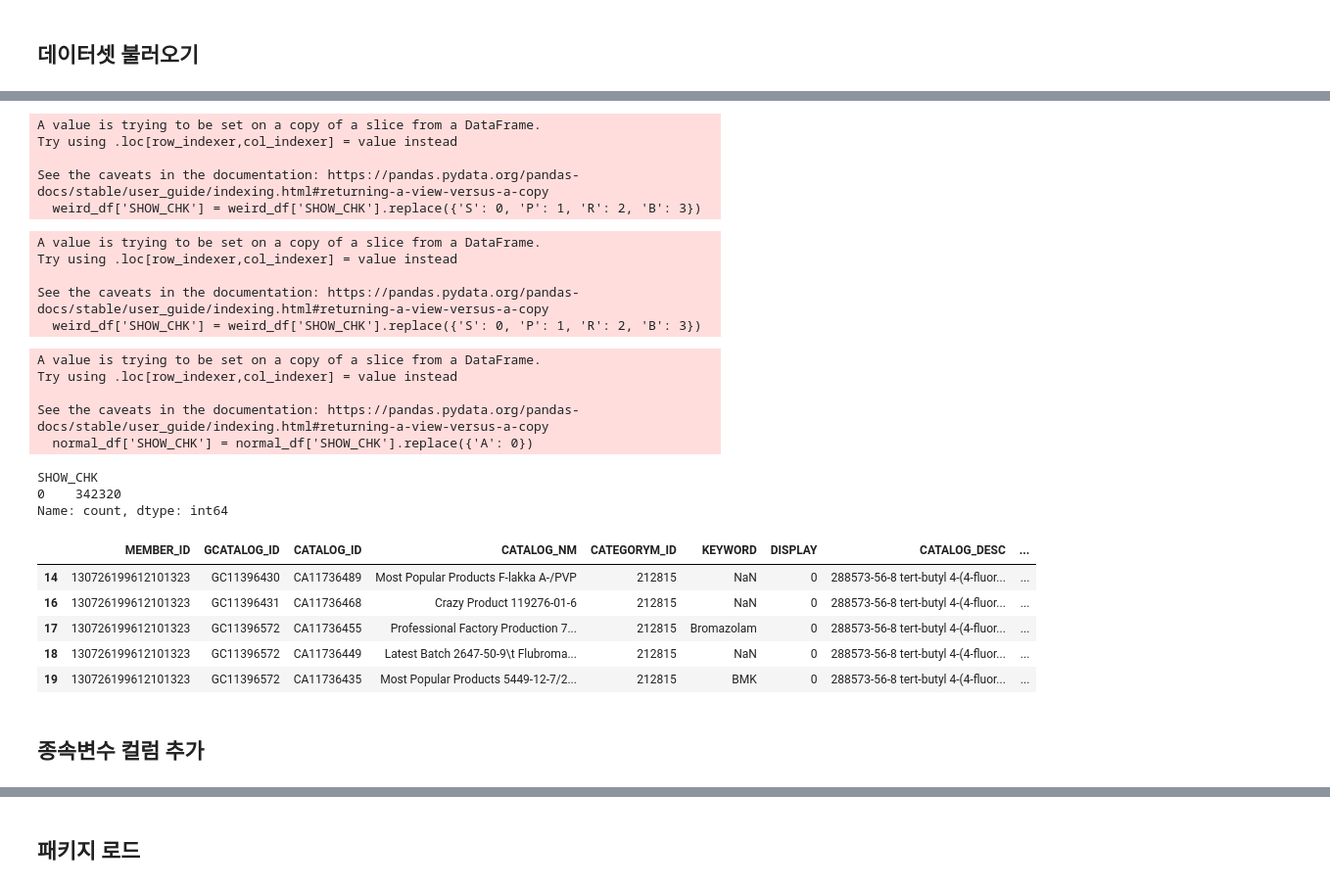
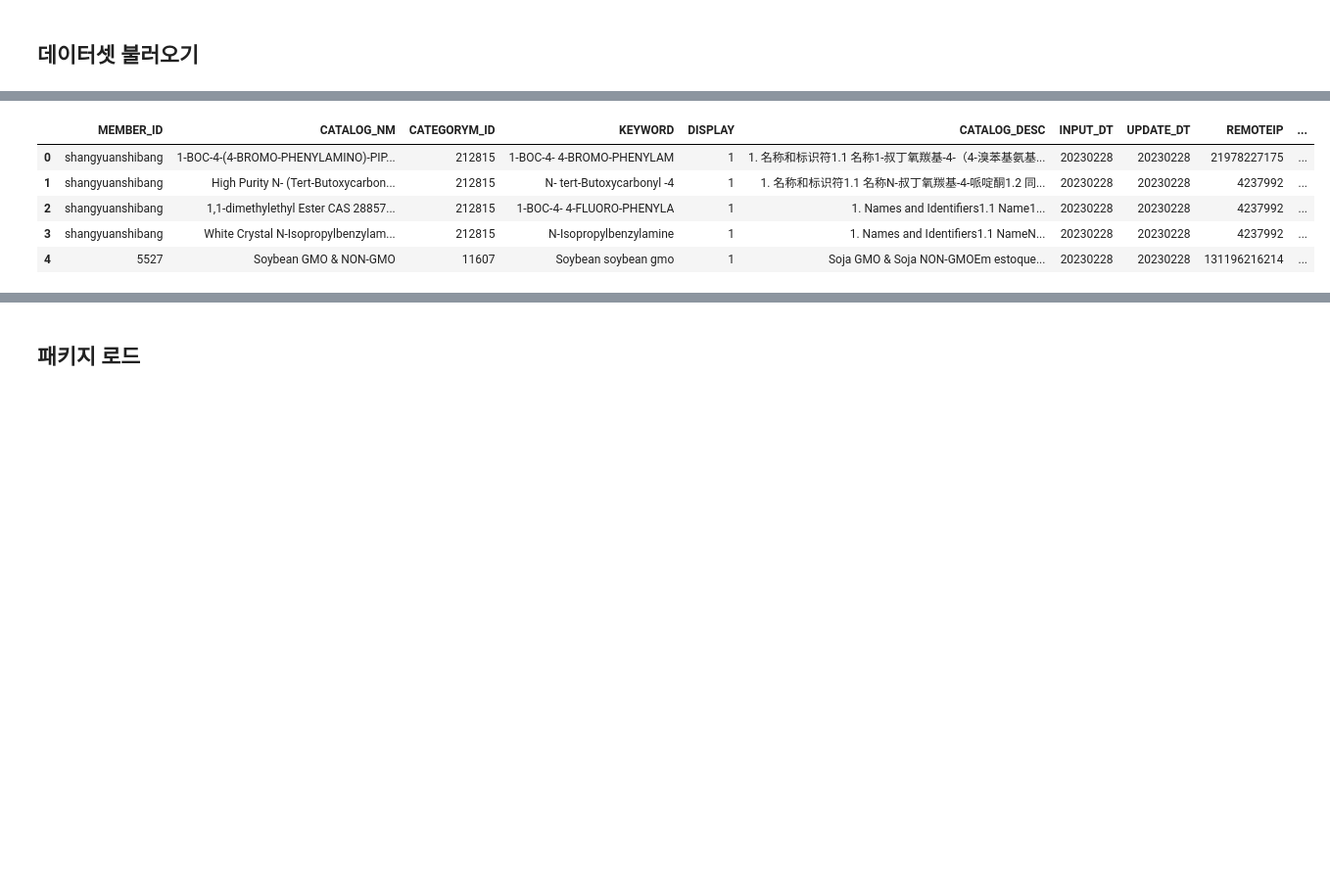
Before and after one commit to JINWOO8888/REALFIANL, a Jupyter notebook: jinwoo.ipynb, the cells around one changed output, grey strips where cells are left out. Shown: that part at 98% size. Saved outputs shown, nothing was run; the diff lists cells and outputs as text; code cells hidden in the pictures; blank space fills up the shorter version.

```diff
--- a/jinwoo.ipynb
+++ b/jinwoo.ipynb
@@ -76,41 +15,12 @@ Name: count, dtype: int64
-# %%
-weird_df['SHOW_CHK'] = weird_df['SHOW_CHK'].replace({'S': 0, 'P': 1, 'R': 2, 'B': 3})
-# %% [output]
-A value is trying to be set on a copy of a slice from a DataFrame.
-Try using .loc[row_indexer,col_indexer] = value instead
-
-See the caveats in the documentation: https://pandas.pydata.org/pandas-docs/stable/user_guide/indexing.html#returning-a-view-versus-a-copy
-  weird_df['SHOW_CHK'] = weird_df['SHOW_CHK'].replace({'S': 0, 'P': 1, 'R': 2, 'B': 3})
-# %%
-weird_df['SHOW_CHK'] = weird_df['SHOW_CHK'].replace({'S': 0, 'P': 1, 'R': 2, 'B': 3})
-# %% [output]
-A value is trying to be set on a copy of a slice from a DataFrame.
-Try using .loc[row_indexer,col_indexer] = value instead
-
-See the caveats in the documentation: https://pandas.pydata.org/pandas-docs/stable/user_guide/indexing.html#returning-a-view-versus-a-copy
-  weird_df['SHOW_CHK'] = weird_df['SHOW_CHK'].replace({'S': 0, 'P': 1, 'R': 2, 'B': 3})
-# %%
-normal_df['SHOW_CHK'] = normal_df['SHOW_CHK'].replace({'A': 0})
-# %% [output]
-A value is trying to be set on a copy of a slice from a DataFrame.
-Try using .loc[row_indexer,col_indexer] = value instead
-
-See the caveats in the documentation: https://pandas.pydata.org/pandas-docs/stable/user_guide/indexing.html#returning-a-view-versus-a-copy
-  normal_df['SHOW_CHK'] = normal_df['SHOW_CHK'].replace({'A': 0})
-# %%
-normal_df['SHOW_CHK'].value_counts()
-# %% [output]
-SHOW_CHK
-0    342320
-Name: count, dtype: int64
+# %%
+members = pd.read_csv('./dataset/members_concat_v2.csv')
+items = pd.read_csv('./dataset/product_concat_v2.csv')
 # %%
-weird_df.head()
+items.head()
 # %% [output]
-|  | MEMBER_ID | GCATALOG_ID | CATALOG_ID | CATALOG_NM | CATEGORYM_ID | KEYWORD | DISPLAY | CATALOG_DESC | ... |
-| 14 | 130726199612101323 | GC11396430 | CA11736489 | Most Popular Products F-lakka A-/PVP | 212815 | NaN | 0 | 288573-56-8 tert-butyl 4-(4-fluor... | ... |
-| 16 | 130726199612101323 | GC11396431 | CA11736468 | Crazy Product 119276-01-6 | 212815 | NaN | 0 | 288573-56-8 tert-butyl 4-(4-fluor... | ... |
-| 17 | 130726199612101323 | GC11396572 | CA11736455 | Professional Factory Production 7... | 212815 | Bromazolam | 0 | 288573-56-8 tert-butyl 4-(4-fluor... | ... |
-| 18 | 130726199612101323 | GC11396572 | CA11736449 | Latest Batch 2647-50-9\t Flubroma... | 212815 | NaN | 0 | 288573-56-8 tert-butyl 4-(4-fluor... | ... |
-| 19 | 130726199612101323 | GC11396572 | CA11736435 | Most Popular Products 5449-12-7/2... | 212815 | BMK | 0 | 288573-56-8 tert-butyl 4-(4-fluor... | ... |
+|  | MEMBER_ID | CATALOG_NM | CATEGORYM_ID | KEYWORD | DISPLAY | CATALOG_DESC | INPUT_DT | UPDATE_DT | REMOTEIP | ... |
+| 0 | shangyuanshibang | 1-BOC-4-(4-BROMO-PHENYLAMINO)-PIP... | 212815 | 1-BOC-4- 4-BROMO-PHENYLAM | 1 | 1. 名称和标识符1.1 名称1-叔丁氧羰基-4-（4-溴苯基氨基... | 20230228 | 20230228 | 21978227175 | ... |
+| 1 | shangyuanshibang | High Purity N- (Tert-Butoxycarbon... | 212815 | N- tert-Butoxycarbonyl -4 | 1 | 1. 名称和标识符1.1 名称N-叔丁氧羰基-4-哌啶酮1.2 同... | 20230228 | 20230228 | 4237992 | ... |
+| 2 | shangyuanshibang | 1,1-dimethylethyl Ester CAS 28857... | 212815 | 1-BOC-4- 4-FLUORO-PHENYLA | 1 | 1. Names and Identifiers1.1 Name1... | 20230228 | 20230228 | 4237992 | ... |
+| 3 | shangyuanshibang | White Crystal N-Isopropylbenzylam... | 212815 | N-Isopropylbenzylamine | 1 | 1. Names and Identifiers1.1 NameN... | 20230228 | 20230228 | 4237992 | ... |
+| 4 | 5527 | Soybean GMO & NON-GMO | 11607 | Soybean soybean gmo | 1 | Soja GMO & Soja NON-GMOEm estoque... | 20230228 | 20230228 | 131196216214 | ... |
-# %% [markdown]
-## 종속변수 컬럼 추가
```
Also changed, not shown: parts of 58 cells of this notebook.
